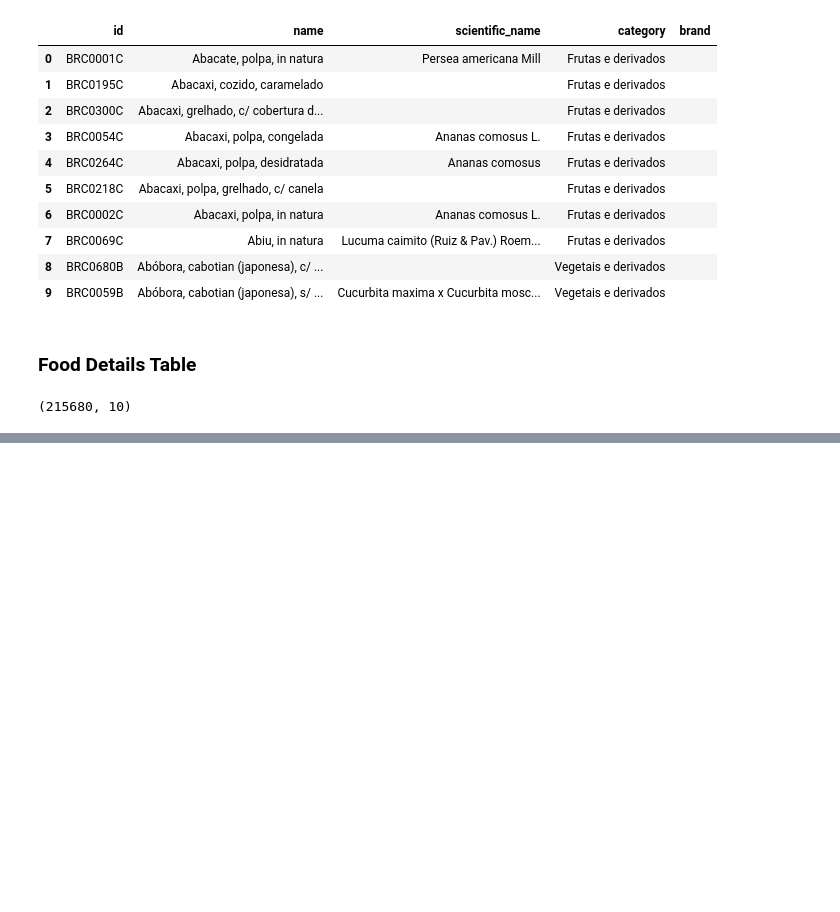
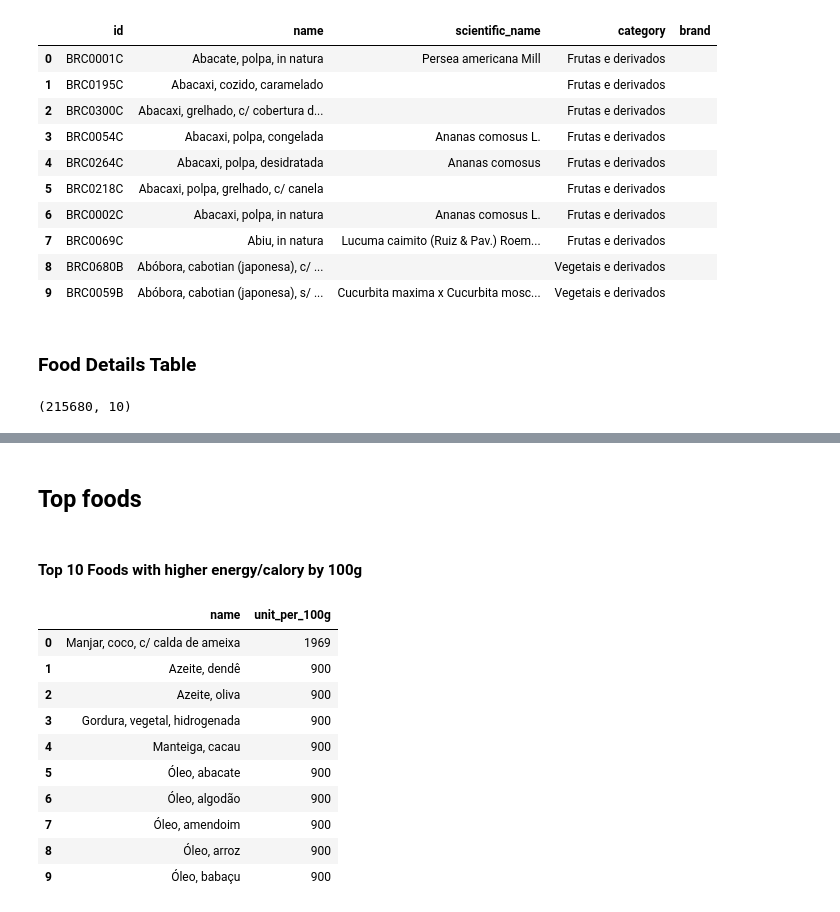
Before and after one commit to RenanGroot/tbca-anaysis, a Jupyter notebook: Notebook.ipynb, the cells around one changed output, grey strips where cells are left out. Saved outputs shown, nothing was run; the diff lists cells and outputs as text; code cells hidden in the pictures; blank space fills up the shorter version.

```diff
--- a/Notebook.ipynb
+++ b/Notebook.ipynb
@@ -141,0 +176,31 @@ df.head(10)
+# %% [markdown]
+## Top foods
+# %% [markdown]
+#### Top 10 Foods with higher energy/calory by 100g
+# %%
+sql = """
+WITH full_table as (
+    SELECT * FROM food_list fl
+    INNER JOIN food_details fd
+    ON fl.id = fd.id)
+    SELECT name, unit_per_100g FROM full_table
+    WHERE unit = 'kcal' AND component = 'Energia'
+    ORDER BY unit_per_100g DESC
+    LIMIT 10
+"""
+
+df = query_db(sql)
+
+df
+# %% [output]
+|  | name | unit_per_100g |
+| 0 | Manjar, coco, c/ calda de ameixa | 1969 |
+| 1 | Azeite, dendê | 900 |
+| 2 | Azeite, oliva | 900 |
+| 3 | Gordura, vegetal, hidrogenada | 900 |
+| 4 | Manteiga, cacau | 900 |
+| 5 | Óleo, abacate | 900 |
+| 6 | Óleo, algodão | 900 |
+| 7 | Óleo, amendoim | 900 |
+| 8 | Óleo, arroz | 900 |
+| 9 | Óleo, babaçu | 900 |
```
Also changed, not shown: parts of 7 cells of this notebook.
